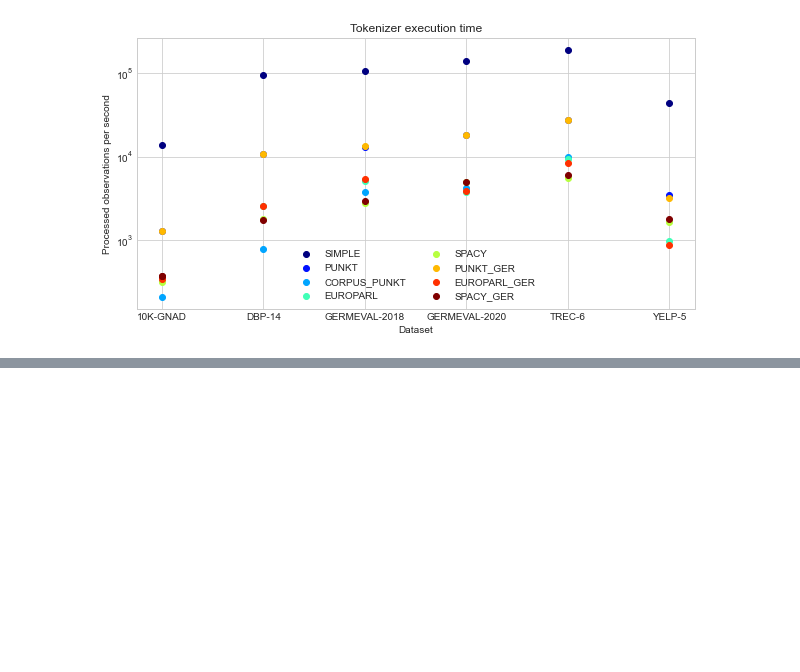
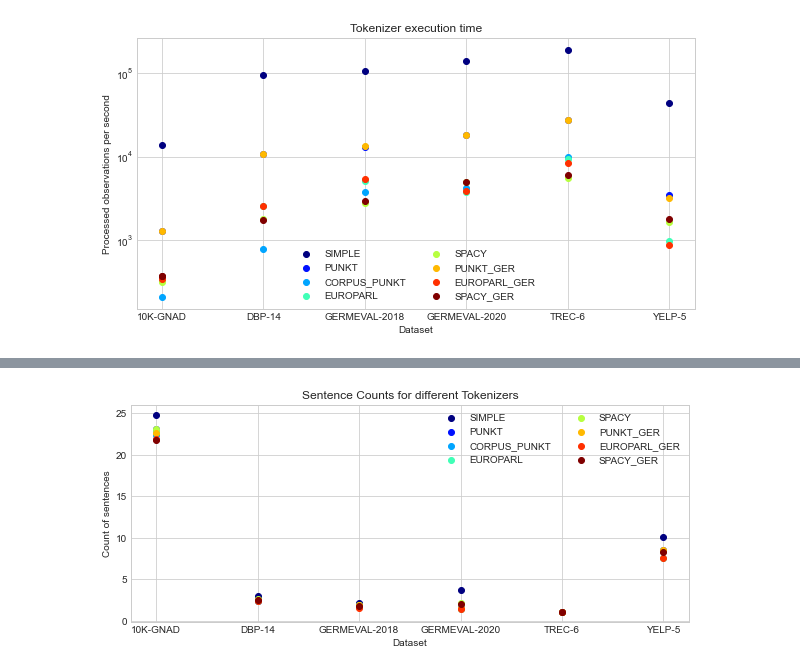
Before and after one commit to freecraver/zimp_experiments, a Jupyter notebook: pos/sentence_count.ipynb, the cells around one changed output, grey strips where cells are left out. Cells and saved outputs as stored; diff of their text form; code cells hidden in the pictures; blank space fills up the shorter version.

Commit message:
sentence-level gold-standard evaluation

```diff
--- a/pos/sentence_count.ipynb
+++ b/pos/sentence_count.ipynb
@@ -243,3 +243,13 @@ plt.savefig(f'sentence_compare/007_sentence_execution_time.pdf')
 plt.show()
 # %% [output]
 [figure]
+# %%
+for dataset in files.keys():
+    print(dataset)
+    df = pd.read_csv(f'sentence_compare/{dataset}.csv', index_col=0)
+    df_s = pd.DataFrame([df.index.repeat(df[col].fillna(0)) for col in df.columns], index=df.columns).T.agg(['mean', 'count', 'std']).T
+    c_r = 1.96*df_s['std']/df_s['count']**.5
+    df_s['c95_hi'] = df_s['mean'] + c_r
+    df_s['c95_lo'] = df_s['mean'] - c_r
+    df_s['c95'] = c_r
+    print(df_s.T)
@@ -245,0 +274,9 @@ plt.show()
+# %%
+s_means = []
+for dataset in files.keys():
+    df = pd.read_csv(f'sentence_compare/{dataset}.csv', index_col=0)
+    means = df.multiply(df.index, axis=0).sum(axis=0)/df.sum(axis=0)
+    s_means.append(pd.Series(means, name=dataset))
+
+df_means = pd.DataFrame(s_means).T
+df_means
@@ -245,0 +293,15 @@ plt.show()
+# %%
+colormap=plt.cm.jet(np.linspace(0, 1, df_means.index.size))
+fig = plt.figure(figsize=(10,4))
+ax = plt.gca()
+for col, dataset in zip(colormap, df_means.index):
+    s = df_means.loc[dataset]
+    ax.scatter(x=s.index, y=s.values, color=col)
+ax.legend(df_means.index, loc='upper right', ncol=2)
+ax.set_title('Sentence Counts for different Tokenizers')
+ax.set_xlabel('Dataset')
+ax.set_ylabel('Count of sentences')
+plt.savefig(f'sentence_compare/008_sentence_estimates.pdf')
+plt.show()
+# %% [output]
+[figure, added]
```
Also changed, not shown: parts of 2 cells of this notebook, 2 other files.
